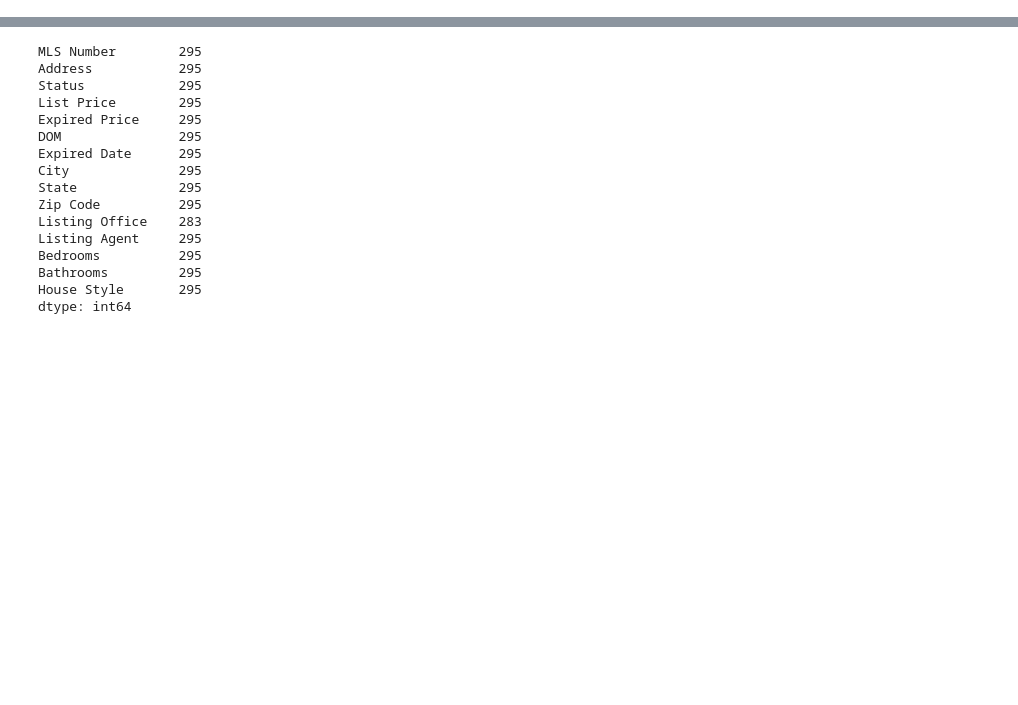
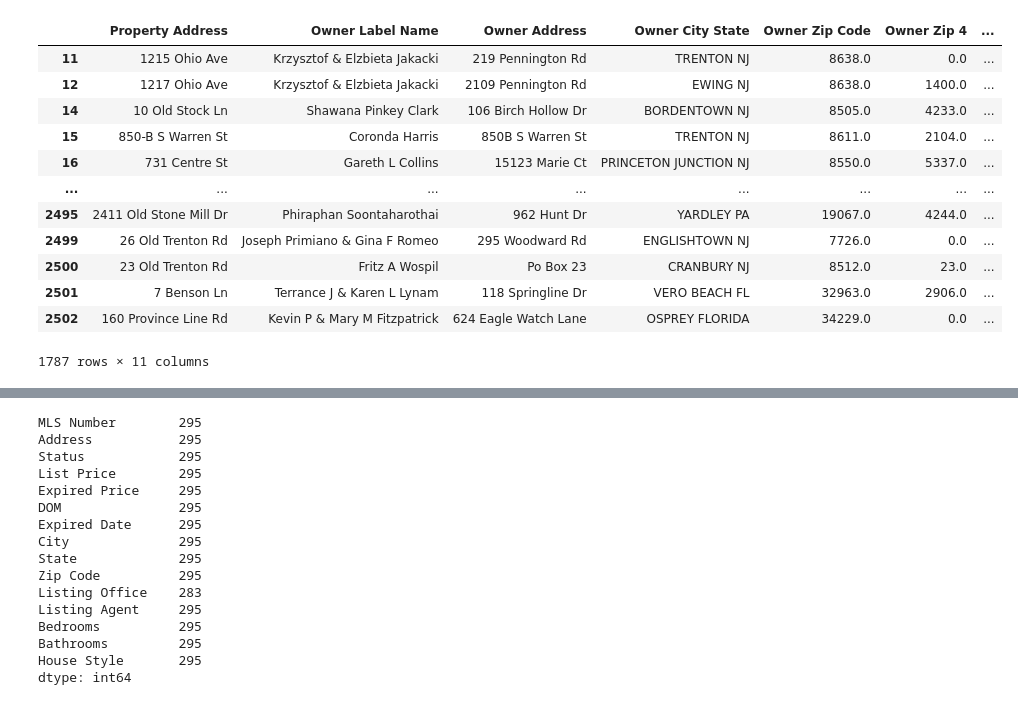
Before and after one commit to cavallon/Absentee_Owner_Data_Cleaning, a Jupyter notebook: out_of_state_code.ipynb, the cells around one changed output, grey strips where cells are left out. Drawn from its saved outputs; the diff is of its cells as text; code cells hidden in the pictures; blank space fills up the shorter version.

```diff
--- a/out_of_state_code.ipynb
+++ b/out_of_state_code.ipynb
@@ -150,0 +99,17 @@ reduced_expired_properties
+# %%
+state_data.drop(["Tax ID", "Current Owner Name", "Owner Do Not Mail YN"], axis=1, inplace=True)
+state_data
+# %% [output]
+|  | Property Address | Owner Label Name | Owner Address | Owner City State | Owner Zip Code | Owner Zip 4 | ... |
+| 11 | 1215 Ohio Ave | Krzysztof & Elzbieta Jakacki | 219 Pennington Rd | TRENTON NJ | 8638.0 | 0.0 | ... |
+| 12 | 1217 Ohio Ave | Krzysztof & Elzbieta Jakacki | 2109 Pennington Rd | EWING NJ | 8638.0 | 1400.0 | ... |
+| 14 | 10 Old Stock Ln | Shawana Pinkey Clark | 106 Birch Hollow Dr | BORDENTOWN NJ | 8505.0 | 4233.0 | ... |
+| 15 | 850-B S Warren St | Coronda Harris | 850B S Warren St | TRENTON NJ | 8611.0 | 2104.0 | ... |
+| 16 | 731 Centre St | Gareth L Collins | 15123 Marie Ct | PRINCETON JUNCTION NJ | 8550.0 | 5337.0 | ... |
+| ... | ... | ... | ... | ... | ... | ... | ... |
+| 2495 | 2411 Old Stone Mill Dr | Phiraphan Soontaharothai | 962 Hunt Dr | YARDLEY PA | 19067.0 | 4244.0 | ... |
+| 2499 | 26 Old Trenton Rd | Joseph Primiano & Gina F Romeo | 295 Woodward Rd | ENGLISHTOWN NJ | 7726.0 | 0.0 | ... |
+| 2500 | 23 Old Trenton Rd | Fritz A Wospil | Po Box 23 | CRANBURY NJ | 8512.0 | 23.0 | ... |
+| 2501 | 7 Benson Ln | Terrance J & Karen L Lynam | 118 Springline Dr | VERO BEACH FL | 32963.0 | 2906.0 | ... |
+| 2502 | 160 Province Line Rd | Kevin P & Mary M Fitzpatrick | 624 Eagle Watch Lane | OSPREY FLORIDA | 34229.0 | 0.0 | ... |
+1787 rows × 11 columns
```
Also changed, not shown: parts of 21 cells of this notebook, 3 other files.
